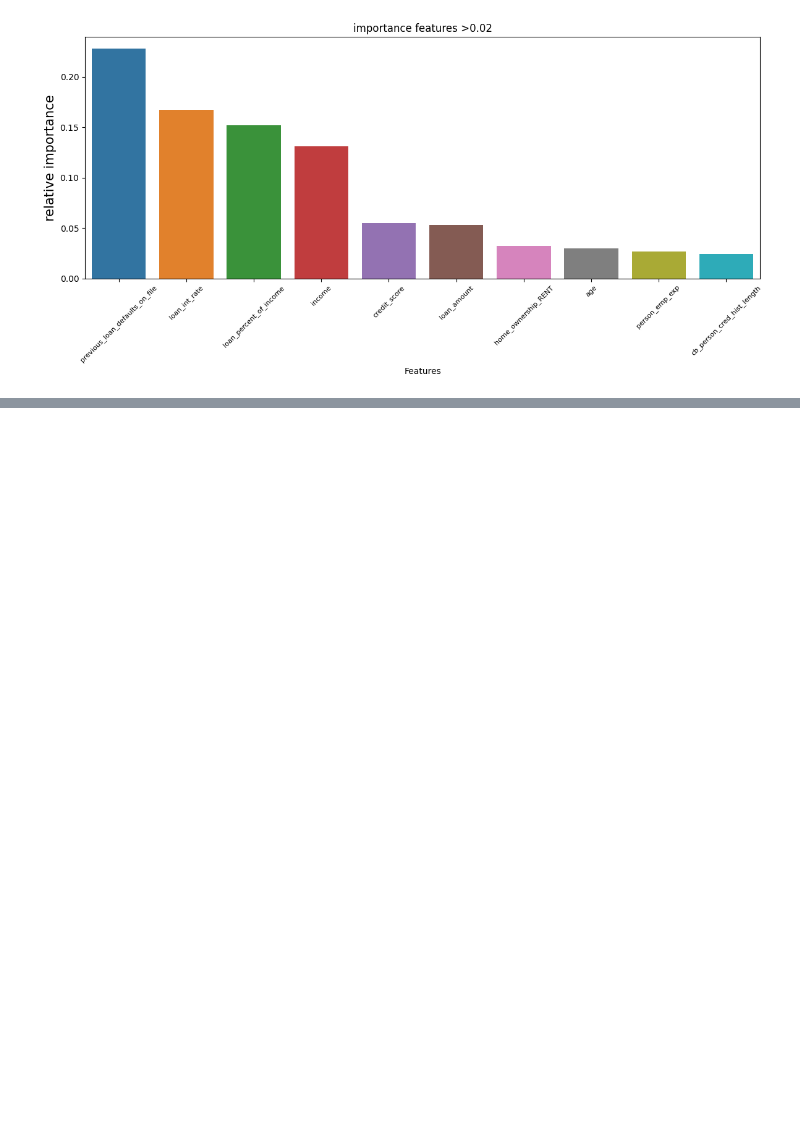
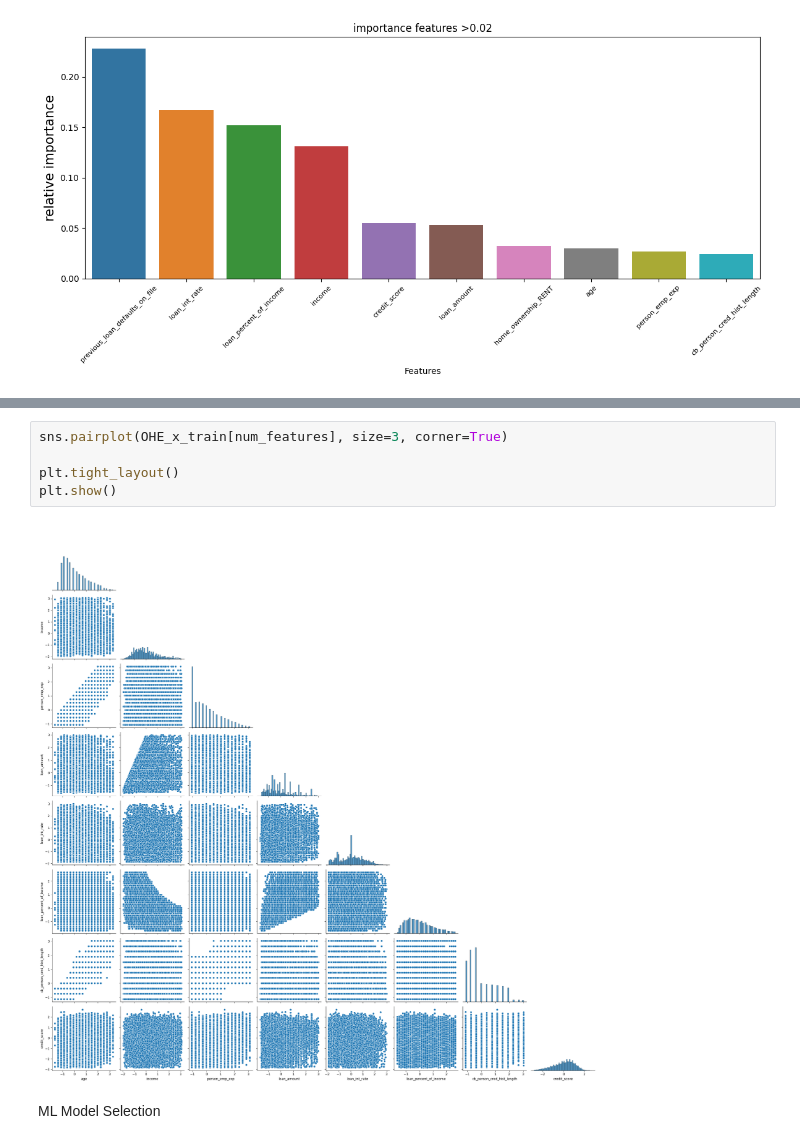
Before and after one commit to ShahadAljnidi/repo_data_analysis-, a Jupyter notebook: DataAnalyse_1 .ipynb, the cells around one changed output, grey strips where cells are left out. Saved outputs shown, nothing was run; the diff lists cells and outputs as text; blank space fills up the shorter version.

Commit message:
added model selection

```diff
--- a/DataAnalyse_1 .ipynb
+++ b/DataAnalyse_1 .ipynb
@@ -683,0 +645,9 @@ plt.show()
+# %%
+sns.pairplot(OHE_x_train[num_features], size=3, corner=True)
+
+plt.tight_layout()
+plt.show()
+# %% [output]
+[figure, added]
+# %% [markdown]
+ML Model Selection
```
Also changed, not shown: parts of 11 cells of this notebook.
